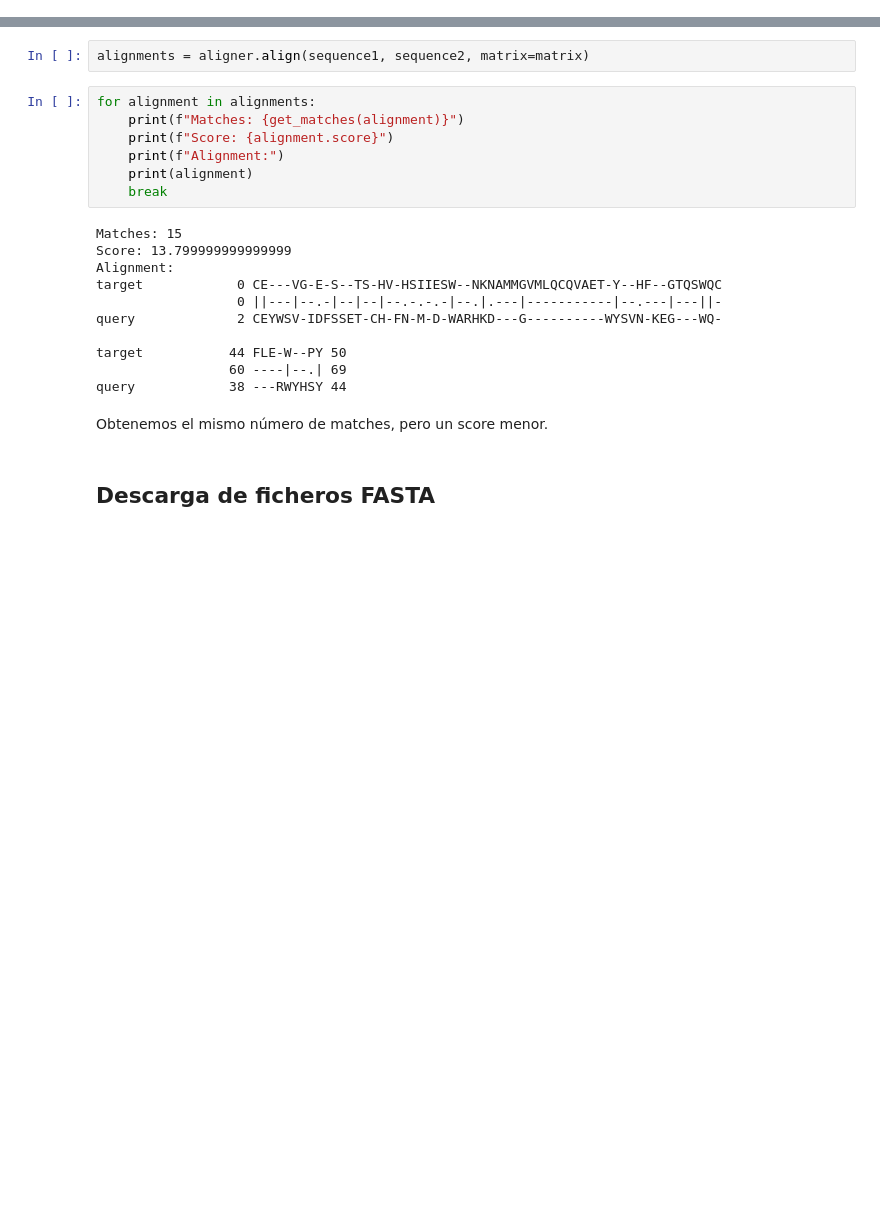
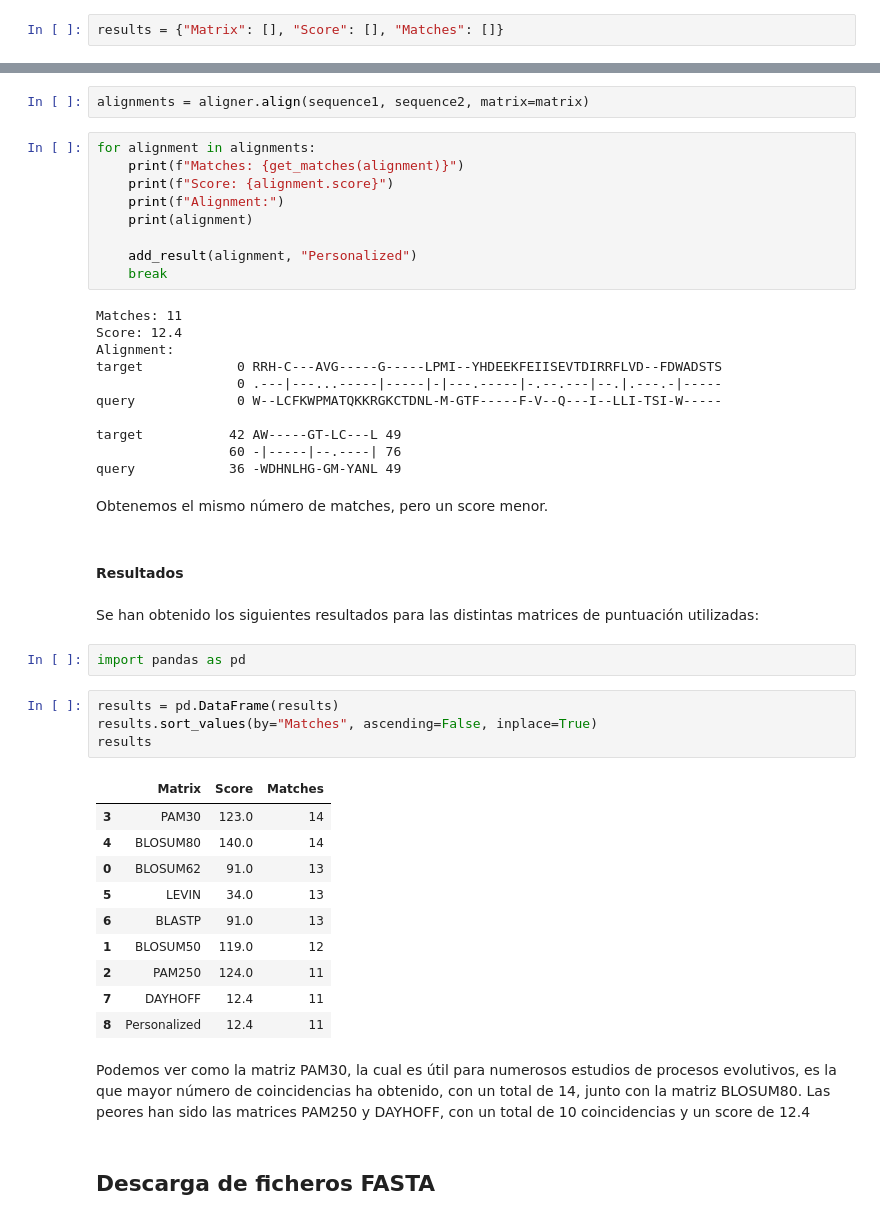
Before and after one commit to deepamino/pr2, a Jupyter notebook: Ejercicio_2.ipynb, the cells around one changed output, grey strips where cells are left out. Cells and saved outputs as stored; diff of their text form; blank space fills up the shorter version.

Commit message:
Fasta Files + Results

```diff
--- a/Ejercicio_2.ipynb
+++ b/Ejercicio_2.ipynb
@@ -357,0 +360,2 @@ Las matrices nos dicen cuánto se penaliza o se recompensa en el alineamiento ca
+# %%
+results = {"Matrix": [], "Score": [], "Matches": []}
@@ -619,20 +639,45 @@ for alignment in alignments:
     print(f"Score: {alignment.score}")
     print(f"Alignment:")
     print(alignment)
+
+    add_result(alignment, "Personalized")
     break
 # %% [output]
-Matches: 15
-Score: 13.799999999999999
+Matches: 11
+Score: 12.4
 Alignment:
-target            0 CE---VG-E-S--TS-HV-HSIIESW--NKNAMMGVMLQCQVAET-Y--HF--GTQSWQC
-                  0 ||---|--.-|--|--|--.-.-.-|--.|.---|-----------|--.---|---||-
-query             2 CEYWSV-IDFSSET-CH-FN-M-D-WARHKD---G----------WYSVN-KEG---WQ-
+target            0 RRH-C---AVG-----G-----LPMI--YHDEEKFEIISEVTDIRRFLVD--FDWADSTS
+                  0 .---|---...-----|-----|-|---.-----|-.--.---|--.|.---.-|-----
+query             0 W--LCFKWPMATQKKRGKCTDNL-M-GTF-----F-V--Q---I--LLI-TSI-W-----
 
-target           44 FLE-W--PY 50
-                 60 ----|--.| 69
-query            38 ---RWYHSY 44
+target           42 AW-----GT-LC---L 49
+                 60 -|-----|--.----| 76
+query            36 -WDHNLHG-GM-YANL 49
 # %% [markdown]
 Obtenemos el mismo número de matches, pero un score menor.
+# %% [markdown]
+#### Resultados
+# %% [markdown]
+Se han obtenido los siguientes resultados para las distintas matrices de puntuación utilizadas:
+# %%
+import pandas as pd
+# %%
+results = pd.DataFrame(results)
+results.sort_values(by="Matches", ascending=False, inplace=True)
+results
+# %% [output]
+|  | Matrix | Score | Matches |
+| 3 | PAM30 | 123.0 | 14 |
+| 4 | BLOSUM80 | 140.0 | 14 |
+| 0 | BLOSUM62 | 91.0 | 13 |
+| 5 | LEVIN | 34.0 | 13 |
+| 6 | BLASTP | 91.0 | 13 |
+| 1 | BLOSUM50 | 119.0 | 12 |
+| 2 | PAM250 | 124.0 | 11 |
+| 7 | DAYHOFF | 12.4 | 11 |
+| 8 | Personalized | 12.4 | 11 |
+# %% [markdown]
+Podemos ver como la matriz PAM30, la cual es útil para numerosos estudios de procesos evolutivos, es la que mayor número de coincidencias ha obtenido, con un total de 14, junto con la matriz BLOSUM80. Las peores han sido las matrices PAM250 y DAYHOFF, con un total de 10 coincidencias y un score de 12.4
 # %% [markdown]
 ## Descarga de ficheros FASTA
 # %% [markdown]
```
Also changed, not shown: parts of 55 cells of this notebook, 3 other files.
